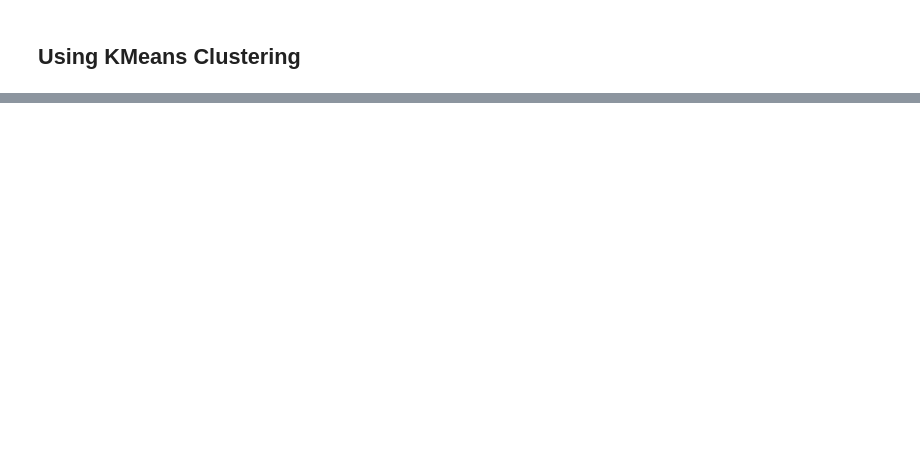
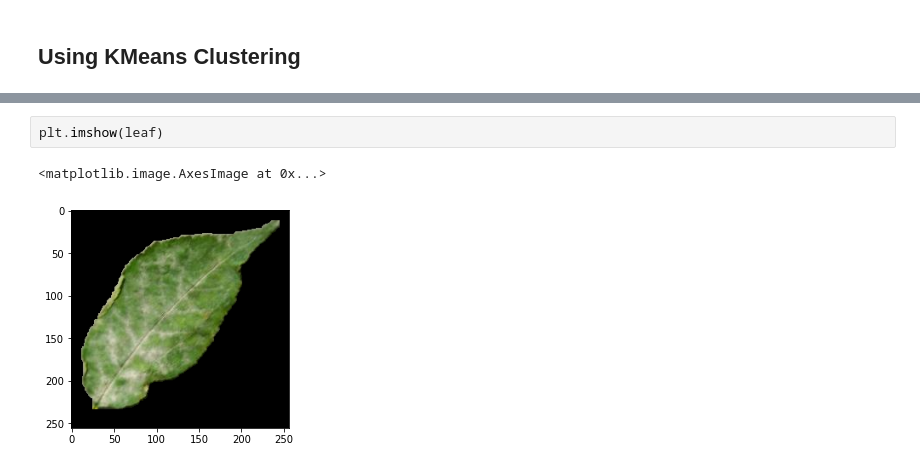
Before and after one commit to ascii-monk123/PhytoMonk, a Jupyter notebook: Notebooks/Detection/Powdery Mildew Detection.ipynb, the cells around one changed output, grey strips where cells are left out. Drawn from its saved outputs; the diff is of its cells as text; blank space fills up the shorter version.

```diff
--- a/Notebooks/Detection/Powdery Mildew Detection.ipynb
+++ b/Notebooks/Detection/Powdery Mildew Detection.ipynb
@@ -342,0 +343,5 @@ plt.imshow(image)
+# %%
+plt.imshow(leaf)
+# %% [output]
+<matplotlib.image.AxesImage at 0x...>
+[figure, added]
```
Also changed, not shown: parts of 22 cells of this notebook, 3 other files.
